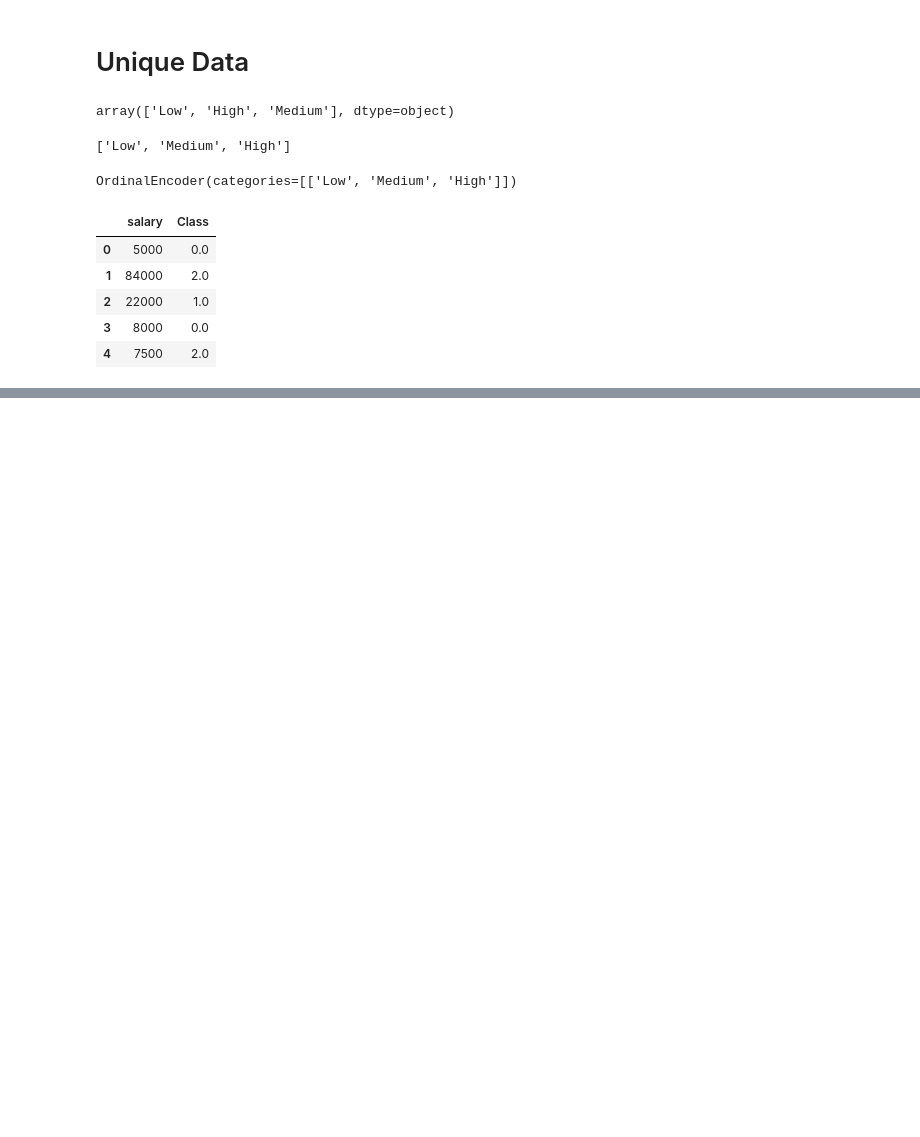
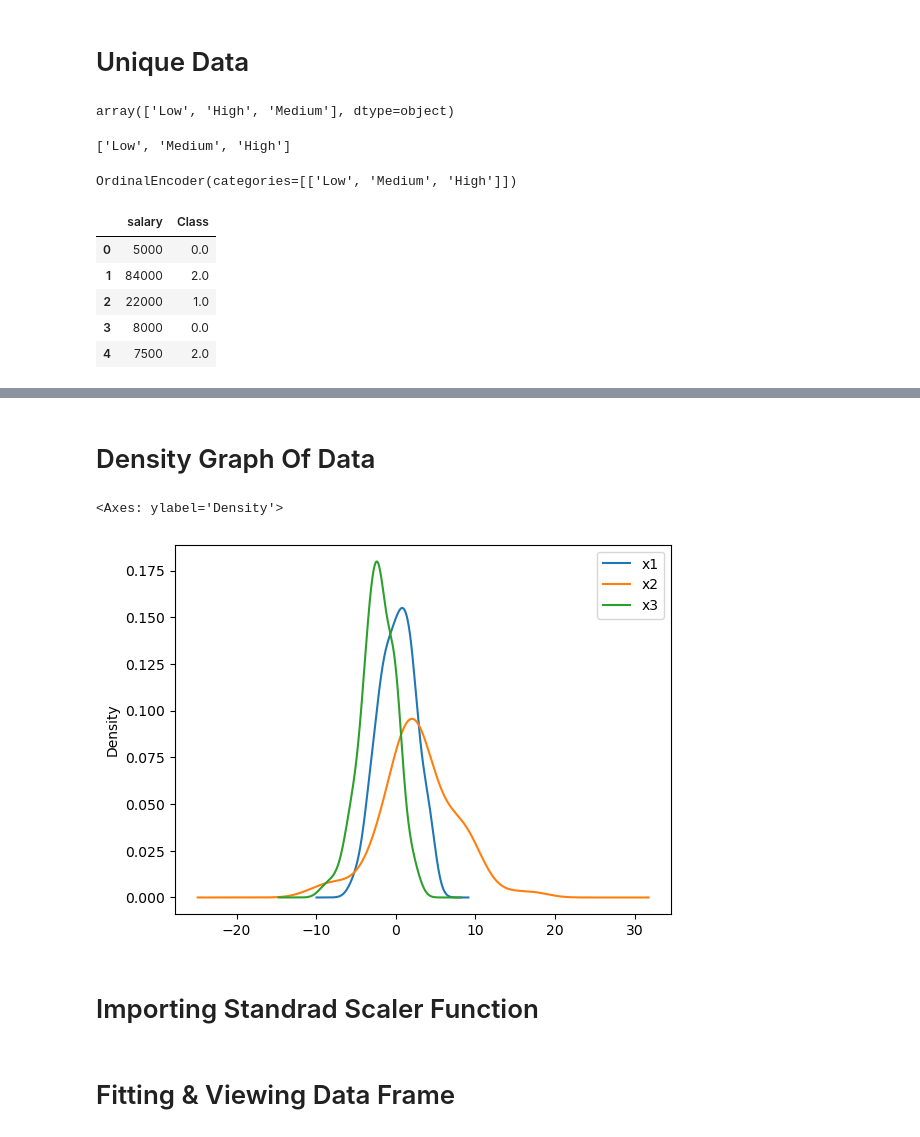
Before and after one commit to riyadhana262005/ML, a Jupyter notebook: WORKING WITH RANDOM NUMBERS.ipynb, the cells around one changed output, grey strips where cells are left out. Drawn from its saved outputs; the diff is of its cells as text; code cells hidden in the pictures; blank space fills up the shorter version.

```diff
--- a/WORKING WITH RANDOM NUMBERS.ipynb
+++ b/WORKING WITH RANDOM NUMBERS.ipynb
@@ -220 +222,10 @@ stand_scaler
 100 rows × 3 columns
+# %% [markdown]
+# Density Graph Of Data
+# %%
+stand_scaler.plot.kde()
+# %% [output]
+<Axes: ylabel='Density'>
+[figure, added]
+# %% [markdown]
+# Importing Standrad Scaler Function
@@ -220,0 +236,2 @@ stand_scaler
+# %% [markdown]
+# Fitting & Viewing Data Frame
```
Also changed, not shown: parts of 26 cells of this notebook.
